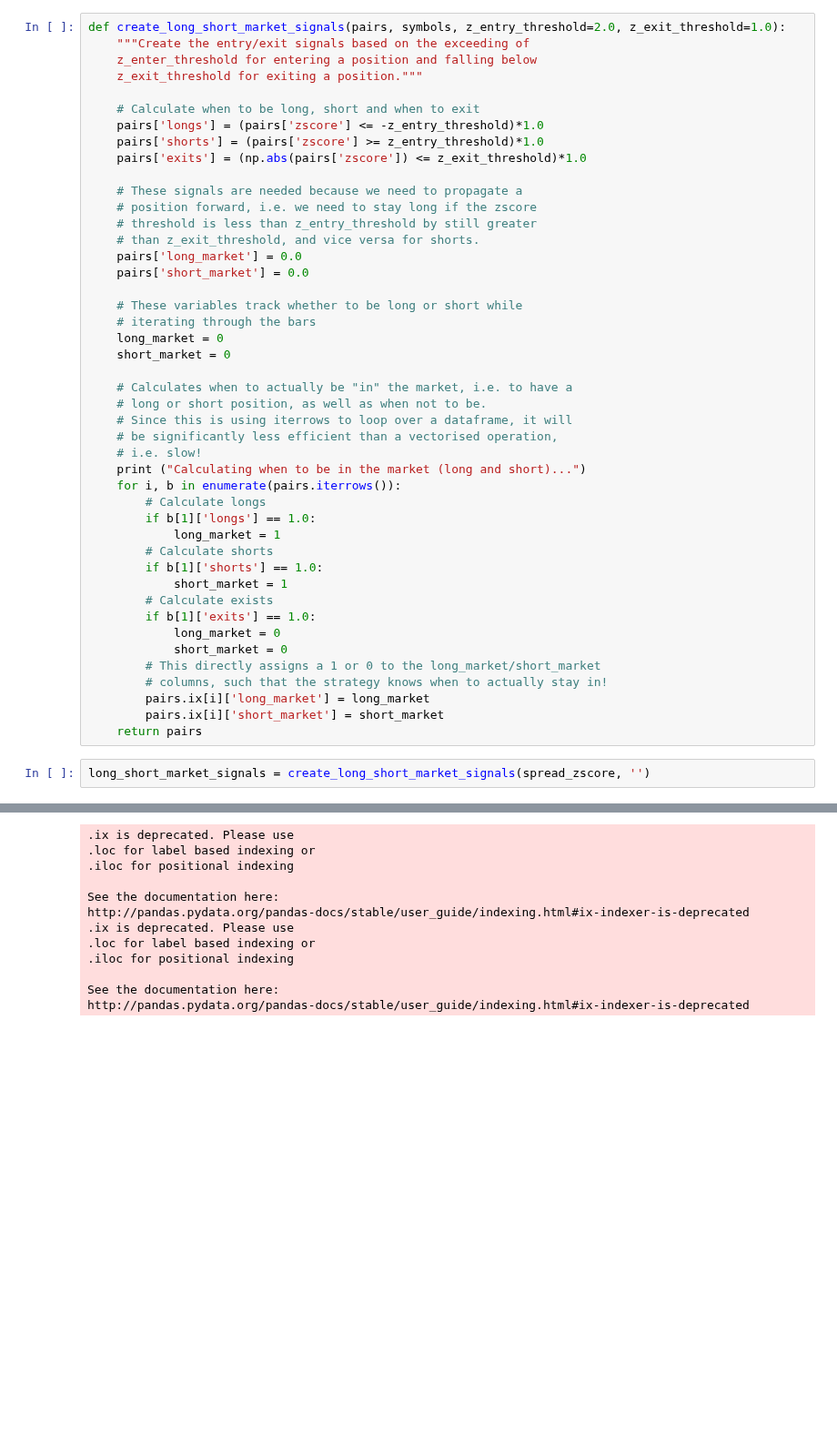
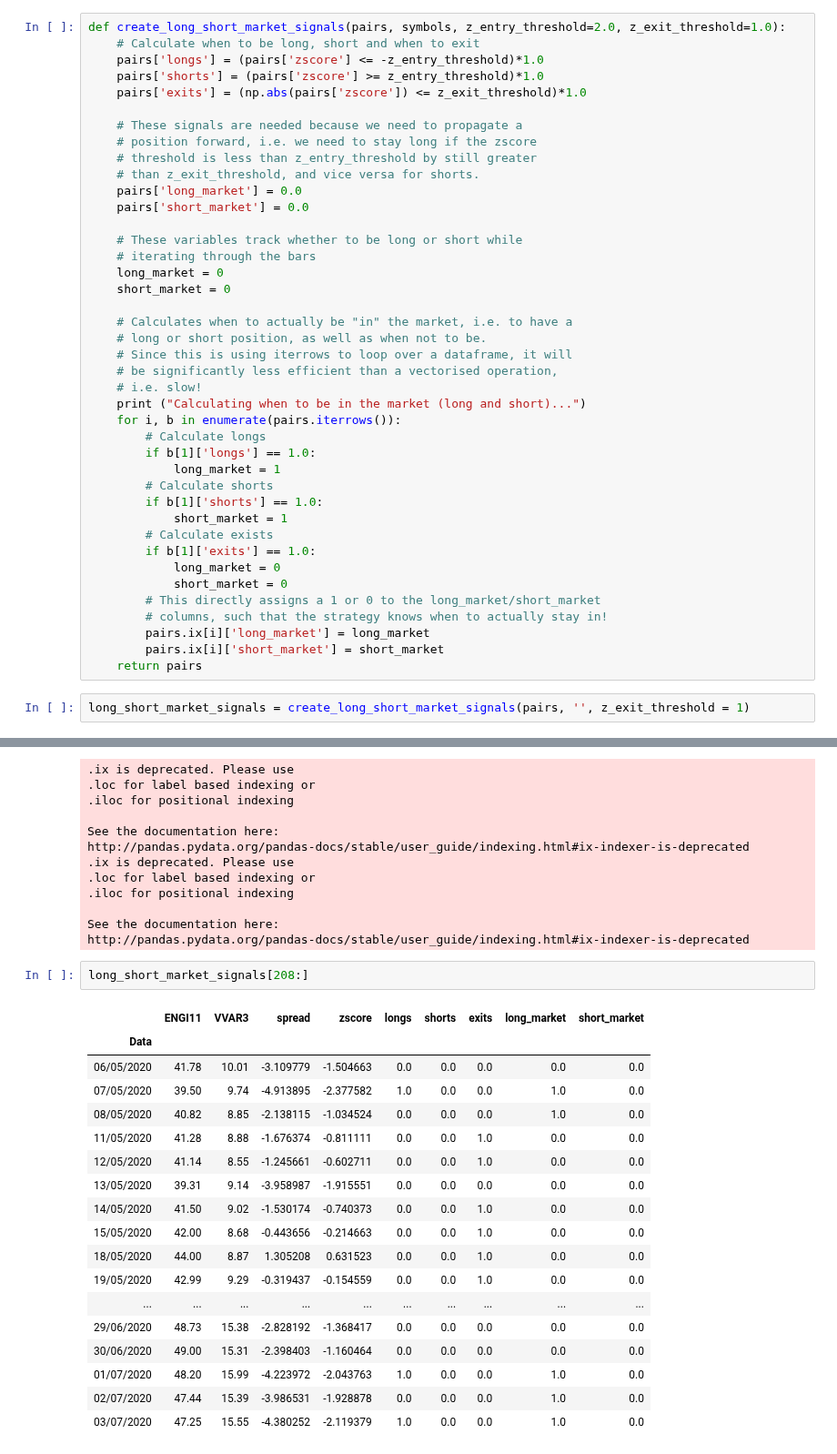
Before and after one commit to andreolvgomes/long-short-by-cointegration, a Jupyter notebook: Pairs-BackTests.ipynb, the cells around one changed output, grey strips where cells are left out. Shown at 91% size. Drawn from its saved outputs; the diff is of its cells as text; blank space fills up the shorter version.

```diff
--- a/Pairs-BackTests.ipynb
+++ b/Pairs-BackTests.ipynb
@@ -92,9 +71,5 @@ Creating the spread/zscore columns...
 # %%
 def create_long_short_market_signals(pairs, symbols, z_entry_threshold=2.0, z_exit_threshold=1.0):
-    """Create the entry/exit signals based on the exceeding of
-    z_enter_threshold for entering a position and falling below
-    z_exit_threshold for exiting a position."""
-
     # Calculate when to be long, short and when to exit
     pairs['longs'] = (pairs['zscore'] <= -z_entry_threshold)*1.0
     pairs['shorts'] = (pairs['zscore'] >= z_entry_threshold)*1.0
@@ -135,7 +110,7 @@ def create_long_short_market_signals(pairs, symbols, z_entry_threshold=2.0, z_ex
         pairs.ix[i]['short_market'] = short_market
     return pairs
 # %%
-long_short_market_signals = create_long_short_market_signals(spread_zscore, '')
+long_short_market_signals = create_long_short_market_signals(pairs, '', z_exit_threshold = 1)
 # %% [output]
 Calculating when to be in the market (long and short)...
 .ix is deprecated. Please use
@@ -150,5 +125,26 @@ http://pandas.pydata.org/pandas-docs/stable/user_guide/indexing.html#ix-indexer-
 
 See the documentation here:
 http://pandas.pydata.org/pandas-docs/stable/user_guide/indexing.html#ix-indexer-is-deprecated
+# %%
+long_short_market_signals[208:]
+# %% [output]
+|  | ENGI11 | VVAR3 | spread | zscore | longs | shorts | exits | long_market | short_market |
+| Data |  |  |  |  |  |  |  |  |  |
+| 06/05/2020 | 41.78 | 10.01 | -3.109779 | -1.504663 | 0.0 | 0.0 | 0.0 | 0.0 | 0.0 |
+| 07/05/2020 | 39.50 | 9.74 | -4.913895 | -2.377582 | 1.0 | 0.0 | 0.0 | 1.0 | 0.0 |
+| 08/05/2020 | 40.82 | 8.85 | -2.138115 | -1.034524 | 0.0 | 0.0 | 0.0 | 1.0 | 0.0 |
+| 11/05/2020 | 41.28 | 8.88 | -1.676374 | -0.811111 | 0.0 | 0.0 | 1.0 | 0.0 | 0.0 |
+| 12/05/2020 | 41.14 | 8.55 | -1.245661 | -0.602711 | 0.0 | 0.0 | 1.0 | 0.0 | 0.0 |
+| 13/05/2020 | 39.31 | 9.14 | -3.958987 | -1.915551 | 0.0 | 0.0 | 0.0 | 0.0 | 0.0 |
+| 14/05/2020 | 41.50 | 9.02 | -1.530174 | -0.740373 | 0.0 | 0.0 | 1.0 | 0.0 | 0.0 |
+| 15/05/2020 | 42.00 | 8.68 | -0.443656 | -0.214663 | 0.0 | 0.0 | 1.0 | 0.0 | 0.0 |
+| 18/05/2020 | 44.00 | 8.87 | 1.305208 | 0.631523 | 0.0 | 0.0 | 1.0 | 0.0 | 0.0 |
+| 19/05/2020 | 42.99 | 9.29 | -0.319437 | -0.154559 | 0.0 | 0.0 | 1.0 | 0.0 | 0.0 |
+| ... | ... | ... | ... | ... | ... | ... | ... | ... | ... |
+| 29/06/2020 | 48.73 | 15.38 | -2.828192 | -1.368417 | 0.0 | 0.0 | 0.0 | 0.0 | 0.0 |
+| 30/06/2020 | 49.00 | 15.31 | -2.398403 | -1.160464 | 0.0 | 0.0 | 0.0 | 0.0 | 0.0 |
+| 01/07/2020 | 48.20 | 15.99 | -4.223972 | -2.043763 | 1.0 | 0.0 | 0.0 | 1.0 | 0.0 |
+| 02/07/2020 | 47.44 | 15.39 | -3.986531 | -1.928878 | 0.0 | 0.0 | 0.0 | 1.0 | 0.0 |
+| 03/07/2020 | 47.25 | 15.55 | -4.380252 | -2.119379 | 1.0 | 0.0 | 0.0 | 1.0 | 0.0 |
 # %%
 def create_portfolio_returns(pairs, y_symbol, x_symbol):
```
Also changed, not shown: parts of 16 cells of this notebook, 13 other files.
